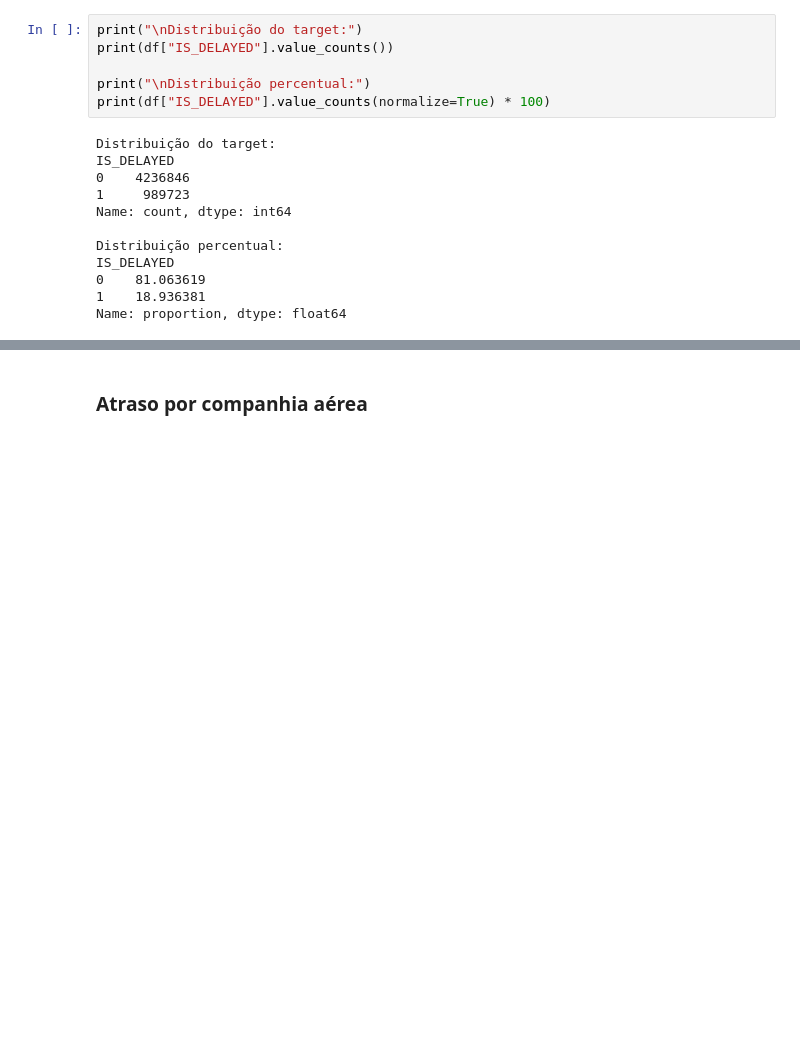
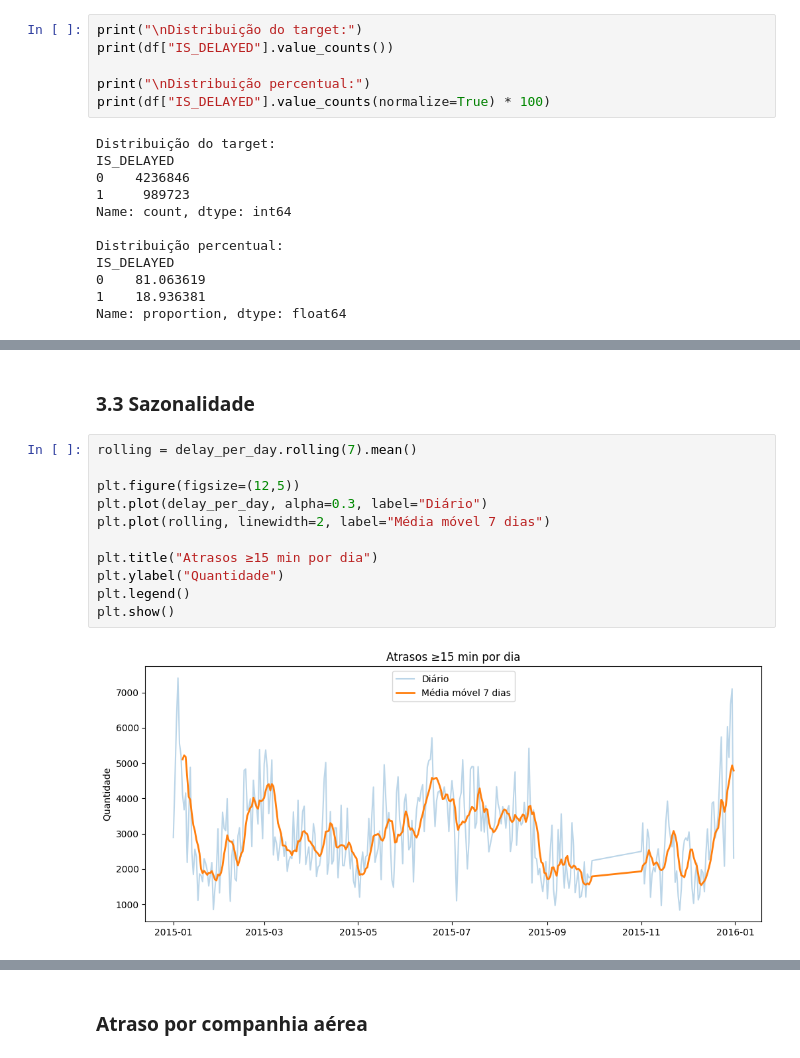
Before and after one commit to alicebiasilva/flight-delay-model-prediction, a Jupyter notebook: notebooks/data_exploration.ipynb, the cells around one changed output, grey strips where cells are left out. Cells and saved outputs as stored; diff of their text form; blank space fills up the shorter version.

```diff
--- a/notebooks/data_exploration.ipynb
+++ b/notebooks/data_exploration.ipynb
@@ -197,0 +217,15 @@ plt.show()
+# %% [markdown]
+### 3.3 Sazonalidade
+# %%
+rolling = delay_per_day.rolling(7).mean()
+
+plt.figure(figsize=(12,5))
+plt.plot(delay_per_day, alpha=0.3, label="Diário")
+plt.plot(rolling, linewidth=2, label="Média móvel 7 dias")
+
+plt.title("Atrasos ≥15 min por dia")
+plt.ylabel("Quantidade")
+plt.legend()
+plt.show()
+# %% [output]
+[figure, added]
```
Also changed, not shown: parts of 42 cells of this notebook, 2 other files.
